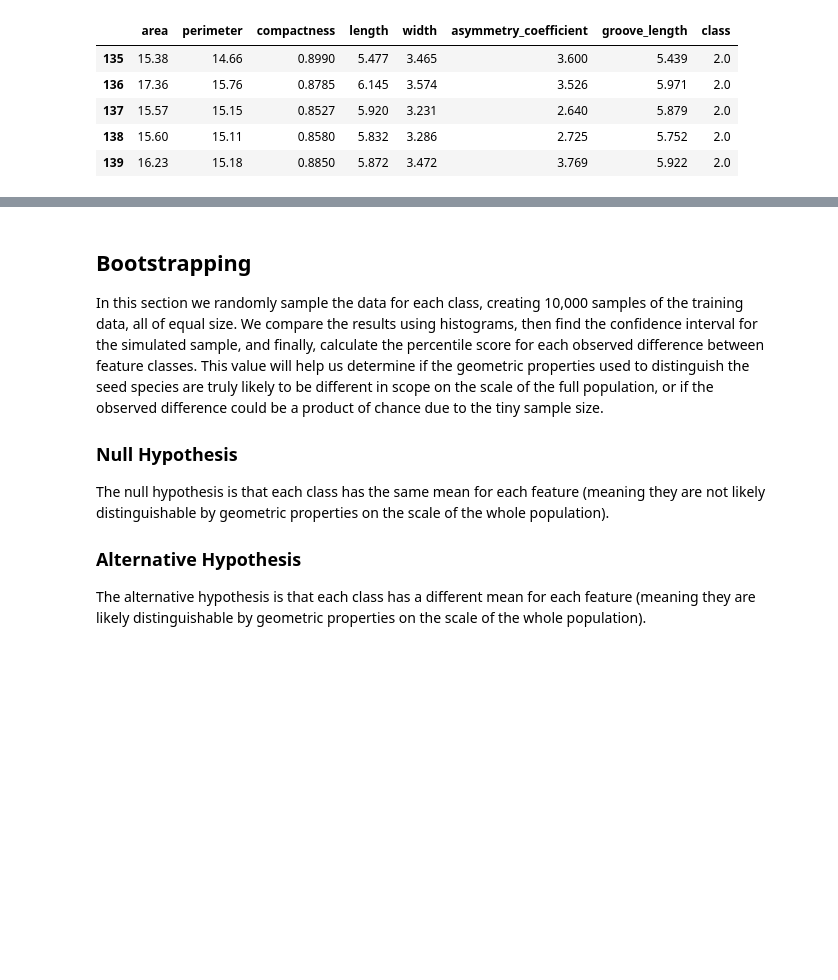
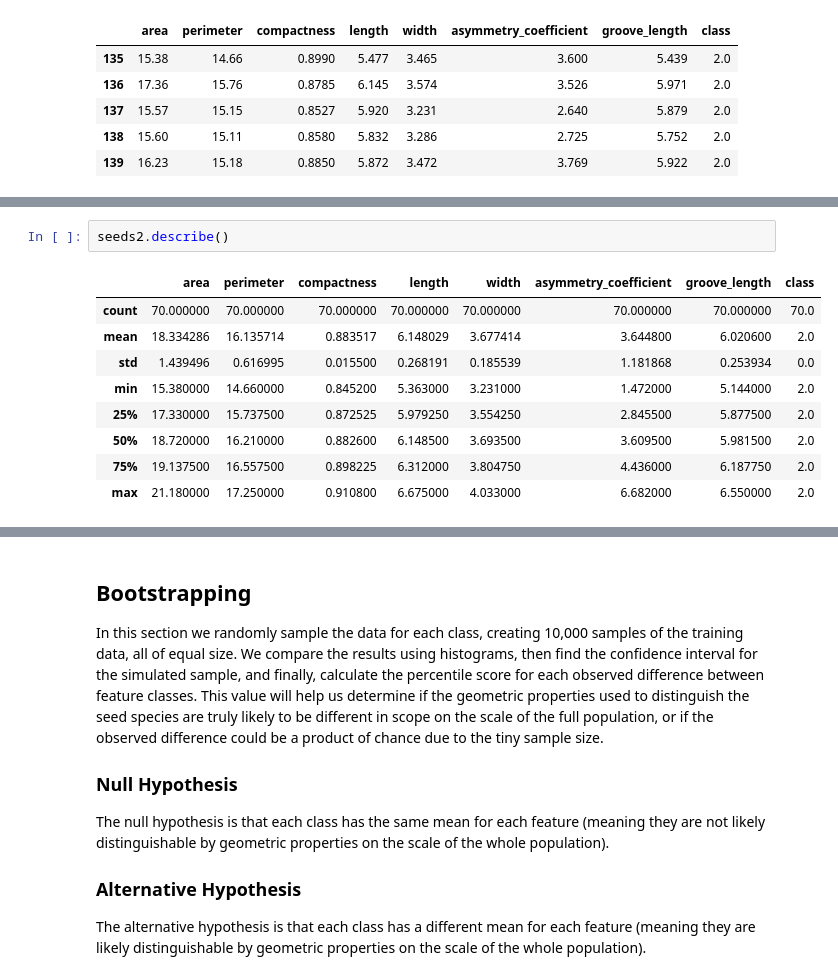
Before and after one commit to nanodoc2020/Springboard, a Jupyter notebook: Capstone-Project1/Data_Story/Statistical Analysis.ipynb, the cells around one changed output, grey strips where cells are left out. Saved outputs shown, nothing was run; the diff lists cells and outputs as text; blank space fills up the shorter version.

```diff
--- a/Capstone-Project1/Data_Story/Statistical Analysis.ipynb
+++ b/Capstone-Project1/Data_Story/Statistical Analysis.ipynb
@@ -50,0 +64,12 @@ seeds2.tail()
+# %%
+seeds2.describe()
+# %% [output]
+|  | area | perimeter | compactness | length | width | asymmetry_coefficient | groove_length | class |
+| count | 70.000000 | 70.000000 | 70.000000 | 70.000000 | 70.000000 | 70.000000 | 70.000000 | 70.0 |
+| mean | 18.334286 | 16.135714 | 0.883517 | 6.148029 | 3.677414 | 3.644800 | 6.020600 | 2.0 |
+| std | 1.439496 | 0.616995 | 0.015500 | 0.268191 | 0.185539 | 1.181868 | 0.253934 | 0.0 |
+| min | 15.380000 | 14.660000 | 0.845200 | 5.363000 | 3.231000 | 1.472000 | 5.144000 | 2.0 |
+| 25% | 17.330000 | 15.737500 | 0.872525 | 5.979250 | 3.554250 | 2.845500 | 5.877500 | 2.0 |
+| 50% | 18.720000 | 16.210000 | 0.882600 | 6.148500 | 3.693500 | 3.609500 | 5.981500 | 2.0 |
+| 75% | 19.137500 | 16.557500 | 0.898225 | 6.312000 | 3.804750 | 4.436000 | 6.187750 | 2.0 |
+| max | 21.180000 | 17.250000 | 0.910800 | 6.675000 | 4.033000 | 6.682000 | 6.550000 | 2.0 |
```
Also changed, not shown: parts of 2 cells of this notebook.
